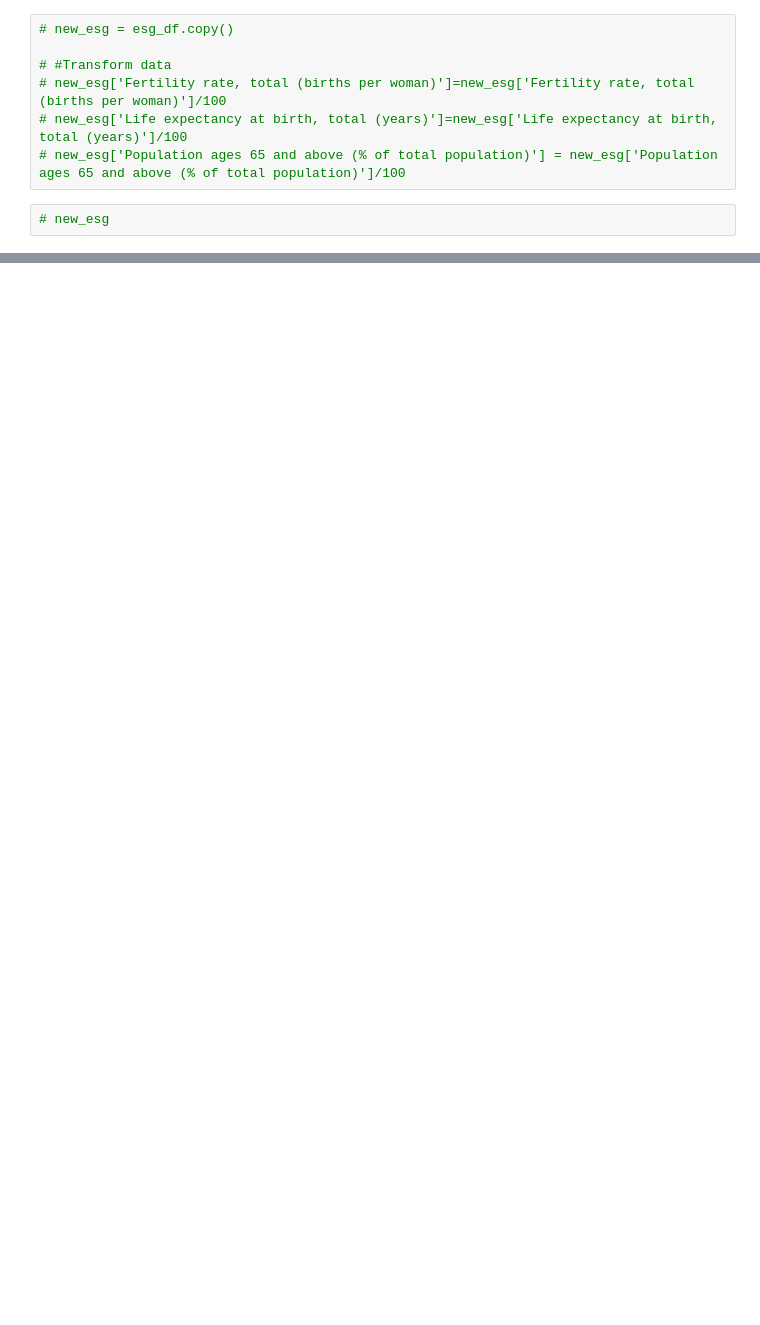
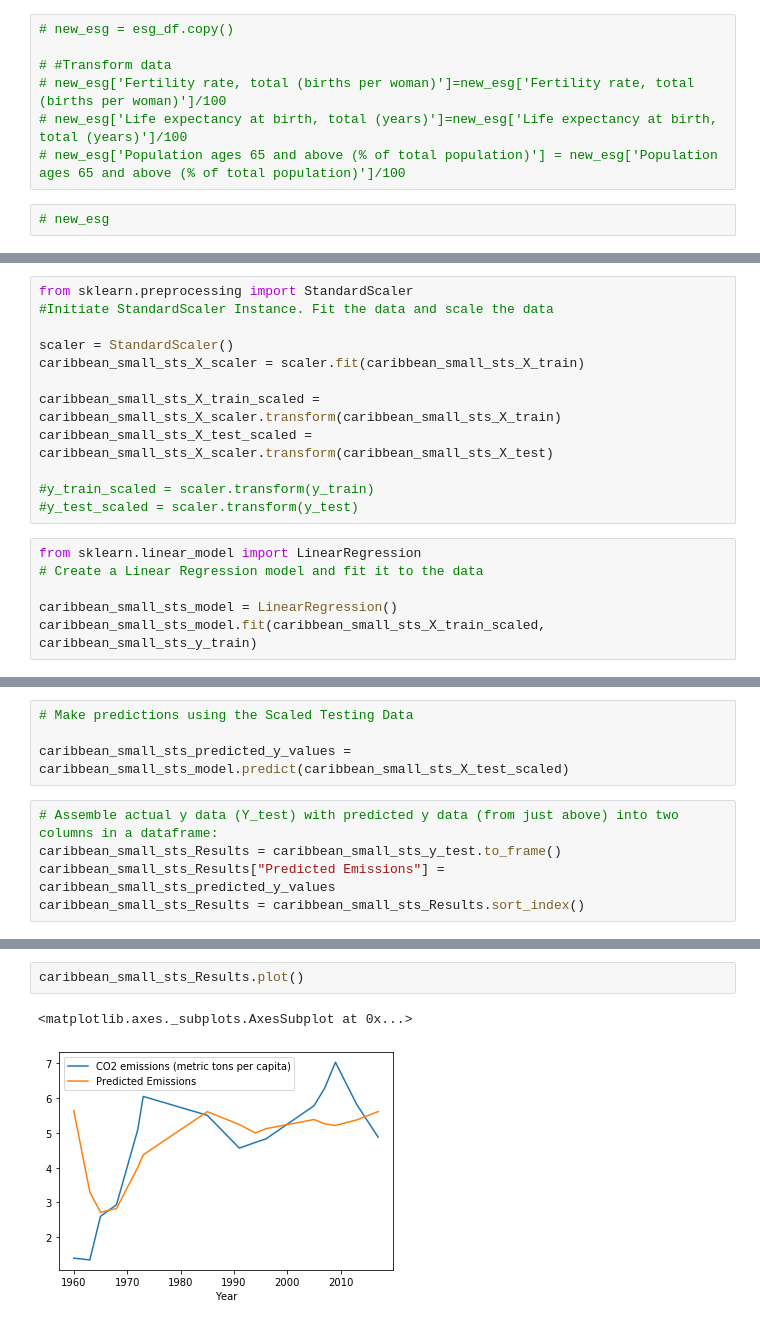
Before and after one commit to mws1395/Project2, a Jupyter notebook: ESG_Project_2.ipynb, the cells around one changed output, grey strips where cells are left out. Drawn from its saved outputs; the diff is of its cells as text; blank space fills up the shorter version.

```diff
--- a/ESG_Project_2.ipynb
+++ b/ESG_Project_2.ipynb
@@ -218,0 +194,18 @@ In-sample Root Mean Squared Error (RMSE): 0.6002202472627489
+# %%
+from sklearn.preprocessing import StandardScaler
+#Initiate StandardScaler Instance. Fit the data and scale the data
+
+scaler = StandardScaler()
+caribbean_small_sts_X_scaler = scaler.fit(caribbean_small_sts_X_train)
+
+caribbean_small_sts_X_train_scaled = caribbean_small_sts_X_scaler.transform(caribbean_small_sts_X_train)
+caribbean_small_sts_X_test_scaled = caribbean_small_sts_X_scaler.transform(caribbean_small_sts_X_test)
+
+#y_train_scaled = scaler.transform(y_train)
+#y_test_scaled = scaler.transform(y_test)
+# %%
+from sklearn.linear_model import LinearRegression
+# Create a Linear Regression model and fit it to the data
+
+caribbean_small_sts_model = LinearRegression()
+caribbean_small_sts_model.fit(caribbean_small_sts_X_train_scaled, caribbean_small_sts_y_train)
@@ -218,0 +214,9 @@ In-sample Root Mean Squared Error (RMSE): 0.6002202472627489
+# %%
+# Make predictions using the Scaled Testing Data
+
+caribbean_small_sts_predicted_y_values = caribbean_small_sts_model.predict(caribbean_small_sts_X_test_scaled)
+# %%
+# Assemble actual y data (Y_test) with predicted y data (from just above) into two columns in a dataframe:
+caribbean_small_sts_Results = caribbean_small_sts_y_test.to_frame()
+caribbean_small_sts_Results["Predicted Emissions"] = caribbean_small_sts_predicted_y_values
+caribbean_small_sts_Results = caribbean_small_sts_Results.sort_index()
@@ -218,0 +233,5 @@ In-sample Root Mean Squared Error (RMSE): 0.6002202472627489
+# %%
+caribbean_small_sts_Results.plot()
+# %% [output]
+<matplotlib.axes._subplots.AxesSubplot at 0x...>
+[figure, added]
```
Also changed, not shown: parts of 118 cells of this notebook.
